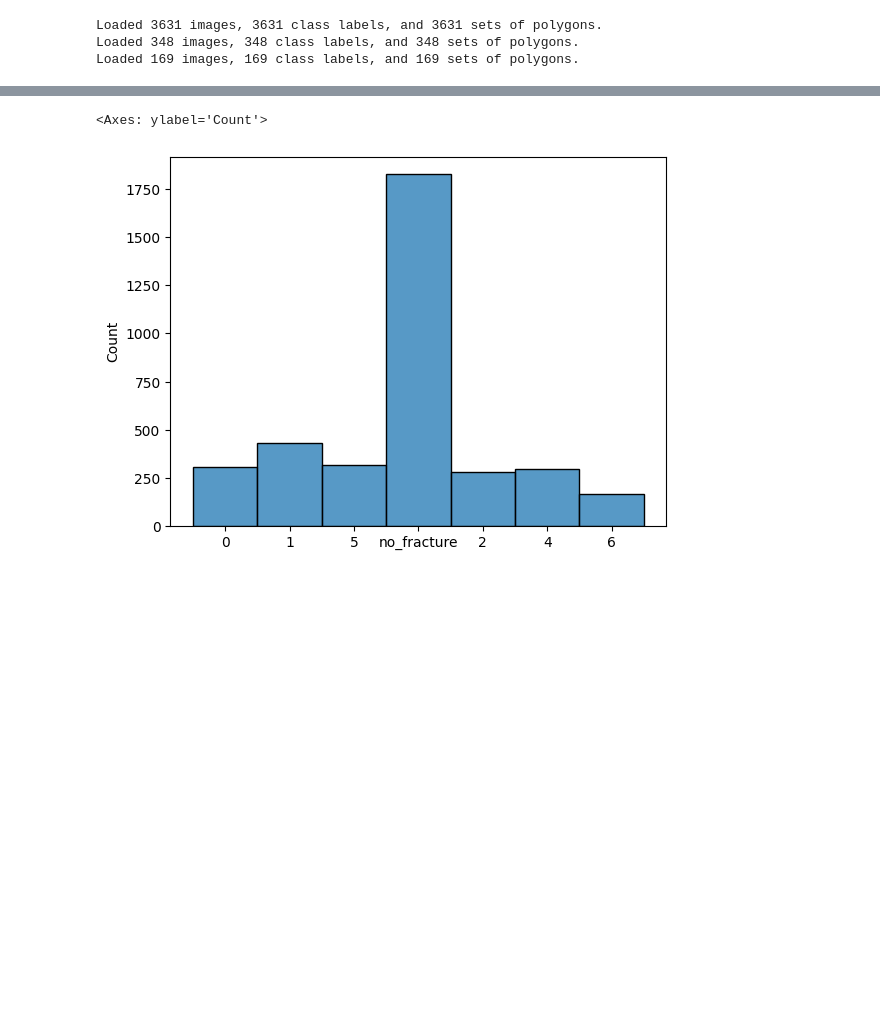
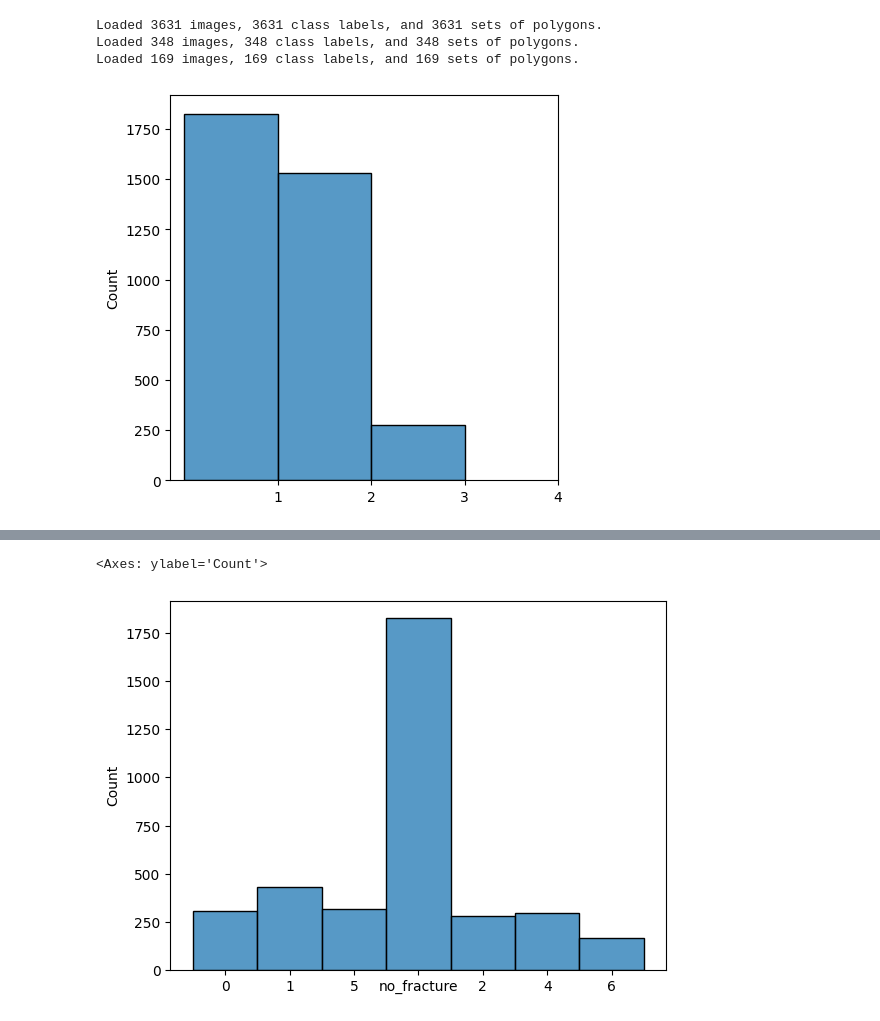
Before and after one commit to modelscave/Bone-Fracture, a Jupyter notebook: bone-fracture-detection.ipynb, the cells around one changed output, grey strips where cells are left out. Cells and saved outputs as stored; diff of their text form; code cells hidden in the pictures; blank space fills up the shorter version.

```diff
--- a/bone-fracture-detection.ipynb
+++ b/bone-fracture-detection.ipynb
@@ -83,3 +101,14 @@ print(f"Loaded {len(test_images)} images, {len(test_class_labels)} class labels,
 Loaded 3631 images, 3631 class labels, and 3631 sets of polygons.
 Loaded 348 images, 348 class labels, and 348 sets of polygons.
 Loaded 169 images, 169 class labels, and 169 sets of polygons.
+# %%
+len_train_polygons=[]
+for k in range(len(train_polygons)):
+    a = len(train_polygons[k])
+    len_train_polygons.append(a)
+plt.subplots(figsize=(5,5))
+sns.histplot(len_train_polygons,binwidth=1)
+plt.xticks(np.arange(1, 5, 1))
+plt.show()
+# %% [output]
+[figure, added]
```
Also changed, not shown: parts of 38 cells of this notebook.
